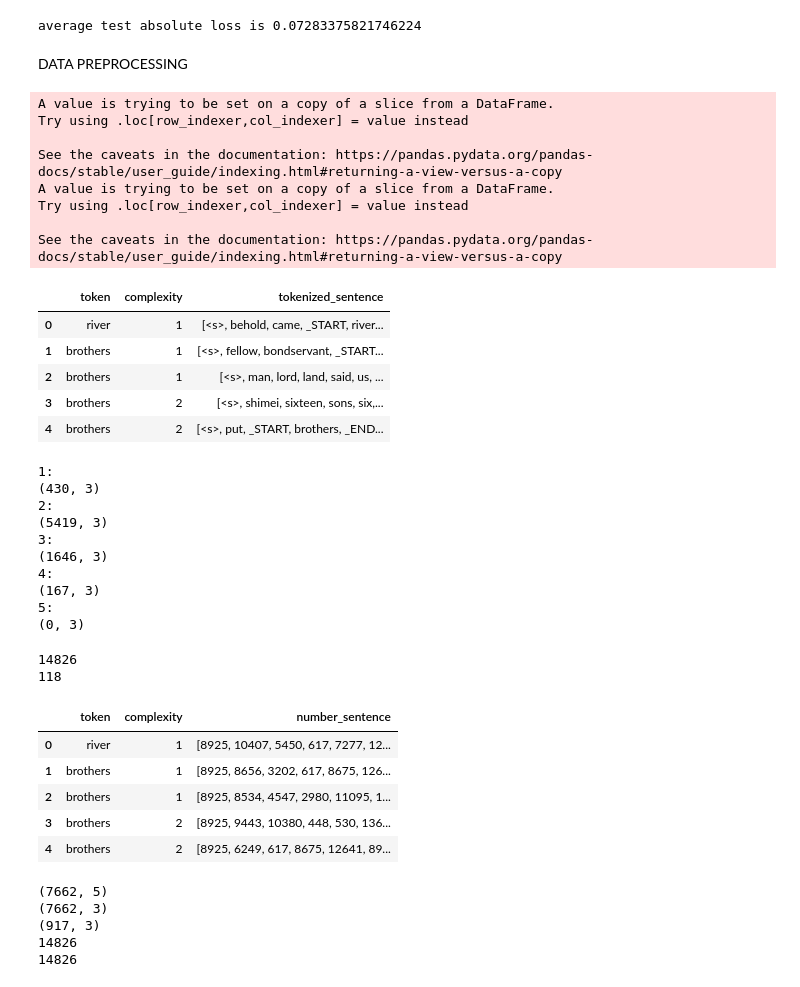
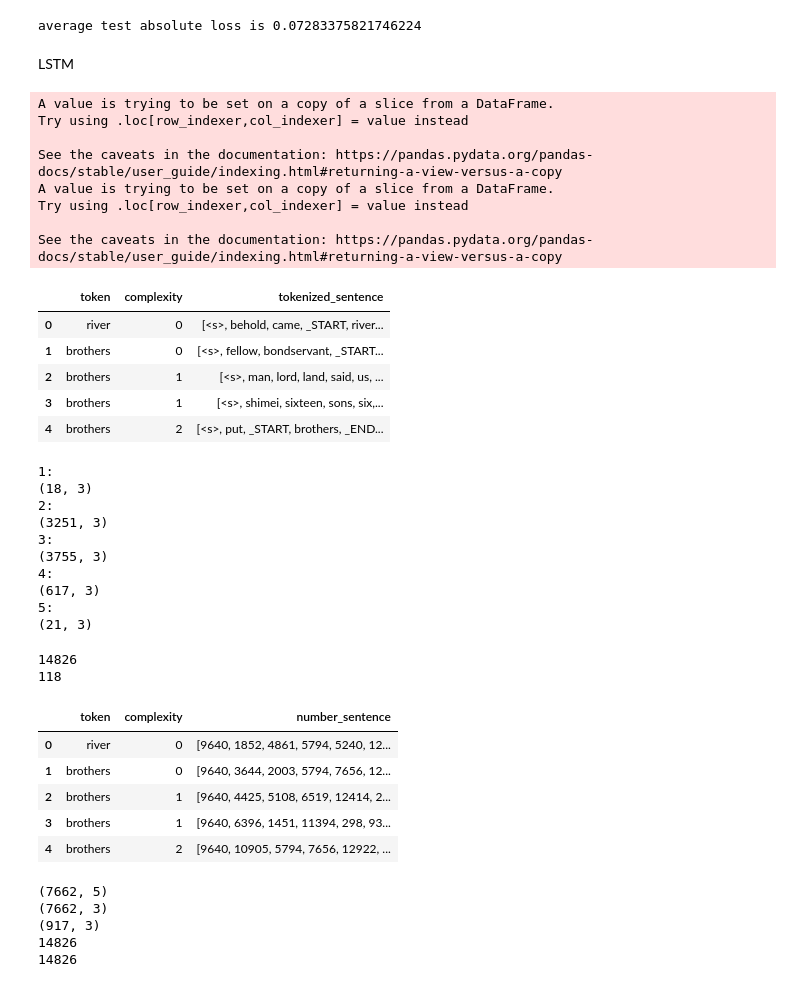
Before and after one commit to mcxxmc/CS505Final_project_CompLex, a Jupyter notebook: Codes/CS505FinalProject.ipynb, the cells around one changed output. Drawn from its saved outputs; the diff is of its cells as text; code cells hidden in the pictures.

Commit message:
LSTM GLOVE and adjust complexity level to 0 to 4
try Glove
complexity level (1 - 5) are changed to (0 - 4) for the purpose of using cross entropy loss properly

```diff
--- a/Codes/CS505FinalProject.ipynb
+++ b/Codes/CS505FinalProject.ipynb
@@ -277,8 +277,8 @@ abl = sum(losses) / num
 print("average test absolute loss is " + str(abl))
 # %% [output]
 average test absolute loss is 0.07283375821746224
-# %% [markdown]
-DATA PREPROCESSING
+# %% [markdown]
+LSTM
 # %%
 # tokenize sentences
 
@@ -302,52 +302,52 @@ def tokenize(sent, token, punc, stop_words):
   return tokens
 
 def get_complexity_level(n):
   """ map complexity to corresponding level """
   # 1: 0, 2: 0:25, 3: 0:5, 4: 0:75, 5: 1
-  # I choose to use mid point to map decimal back to integer
-  if n <= 0.125:
+  # To use cross entropy, each label has to minus 1
+  if n <= 0:
+    return 0
+  elif n <= 0.25:
     return 1
-  elif n <= 0.375:
+  elif n <= 0.5:
     return 2
-  elif n <= 0.625:
+  elif n <= 0.75:
     return 3
-  elif n <= 0.875:
-    return 4
-  return 5
+  return 4
 
 def preprocess(df):
   data = df[['sentence', 'token', 'complexity']]
   data['tokenized_sentence'] = data.apply(lambda row: tokenize(row['sentence'], row['token'], punc, stop_words), axis=1)
   data['complexity'] = data['complexity'].map(lambda x: get_complexity_level(x))
   data = data.drop(columns=['sentence'])
   return data
 
 train_data = preprocess(df)
 test_data = preprocess(test)
 
 train_data.head()
 # %% [output]
 A value is trying to be set on a copy of a slice from a DataFrame.
 Try using .loc[row_indexer,col_indexer] = value instead
 
 See the caveats in the documentation: https://pandas.pydata.org/pandas-docs/stable/user_guide/indexing.html#returning-a-view-versus-a-copy
 A value is trying to be set on a copy of a slice from a DataFrame.
 Try using .loc[row_indexer,col_indexer] = value instead
 
 See the caveats in the documentation: https://pandas.pydata.org/pandas-docs/stable/user_guide/indexing.html#returning-a-view-versus-a-copy
 |  | token | complexity | tokenized_sentence |
-| 0 | river | 1 | [<s>, behold, came, _START, river... |
-| 1 | brothers | 1 | [<s>, fellow, bondservant, _START... |
+| 0 | river | 0 | [<s>, behold, came, _START, river... |
+| 1 | brothers | 0 | [<s>, fellow, bondservant, _START... |
 | 2 | brothers | 1 | [<s>, man, lord, land, said, us, ... |
-| 3 | brothers | 2 | [<s>, shimei, sixteen, sons, six,... |
+| 3 | brothers | 1 | [<s>, shimei, sixteen, sons, six,... |
 | 4 | brothers | 2 | [<s>, put, _START, brothers, _END... |
 # %%
 # take a look
-temp1 = train_data[train_data['complexity'] == 1]
-temp2 = train_data[train_data['complexity'] == 2]
-temp3 = train_data[train_data['complexity'] == 3]
-temp4 = train_data[train_data['complexity'] == 4]
-temp5 = train_data[train_data['complexity'] == 5]
+temp1 = train_data[train_data['complexity'] == 0]
+temp2 = train_data[train_data['complexity'] == 1]
+temp3 = train_data[train_data['complexity'] == 2]
+temp4 = train_data[train_data['complexity'] == 3]
+temp5 = train_data[train_data['complexity'] == 4]
 
 print("1: ")
 print(temp1.shape)
@@ -359,17 +359,19 @@ print("4: ")
 print(temp4.shape)
 print("5: ")
 print(temp5.shape)
+
+# there are very few 1 and 5 in the training set
 # %% [output]
 1:
-(430, 3)
+(18, 3)
 2:
-(5419, 3)
+(3251, 3)
 3:
-(1646, 3)
+(3755, 3)
 4:
-(167, 3)
+(617, 3)
 5:
-(0, 3)
+(21, 3)
 # %%
 # convert words to index for training and testing purpose
 sentences = train_data['tokenized_sentence'].to_list()
@@ -419,11 +421,11 @@ train_data.head()
 14826
 118
 |  | token | complexity | number_sentence |
-| 0 | river | 1 | [8925, 10407, 5450, 617, 7277, 12... |
-| 1 | brothers | 1 | [8925, 8656, 3202, 617, 8675, 126... |
-| 2 | brothers | 1 | [8925, 8534, 4547, 2980, 11095, 1... |
-| 3 | brothers | 2 | [8925, 9443, 10380, 448, 530, 136... |
-| 4 | brothers | 2 | [8925, 6249, 617, 8675, 12641, 89... |
+| 0 | river | 0 | [9640, 1852, 4861, 5794, 5240, 12... |
+| 1 | brothers | 0 | [9640, 3644, 2003, 5794, 7656, 12... |
+| 2 | brothers | 1 | [9640, 4425, 5108, 6519, 12414, 2... |
+| 3 | brothers | 1 | [9640, 6396, 1451, 11394, 298, 93... |
+| 4 | brothers | 2 | [9640, 10905, 5794, 7656, 12922, ... |
 # %%
 # do a simple check
 print(df.shape)
```
Also changed, not shown: parts of 12 cells of this notebook.
